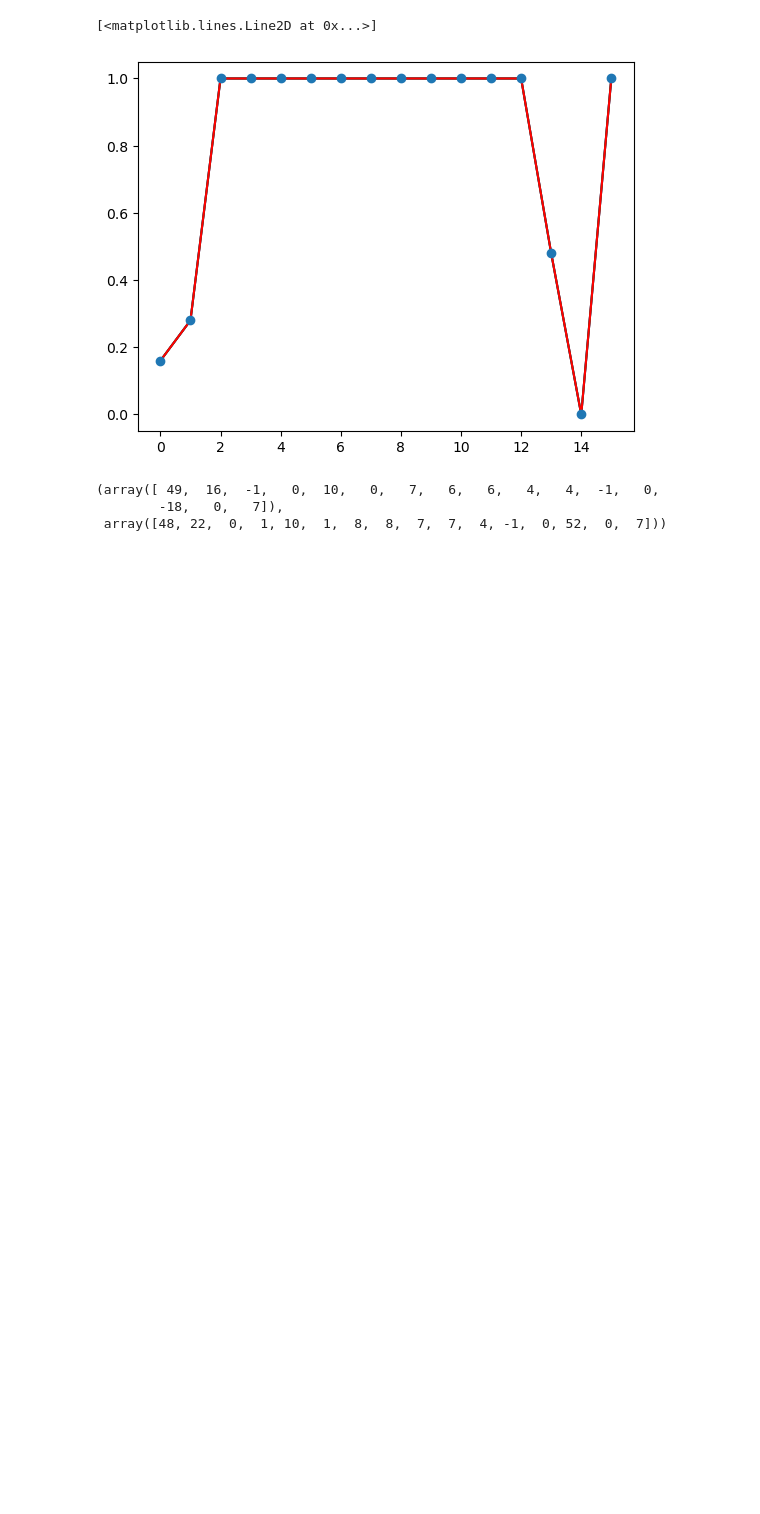
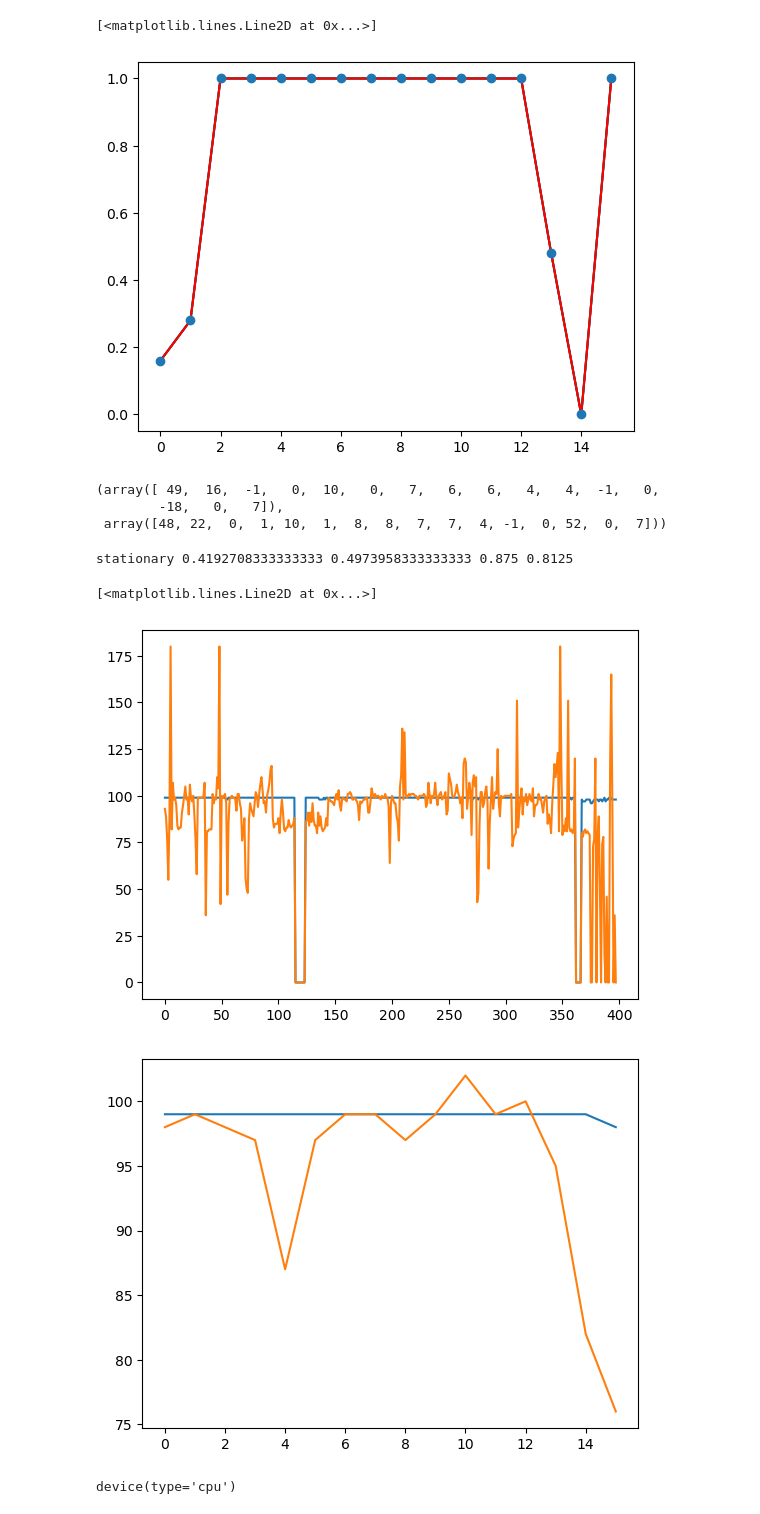
Before and after one commit to ssnani/Code, a Jupyter notebook: blk_doa.ipynb, the cells around one changed output. Drawn from its saved outputs; the diff is of its cells as text; code cells hidden in the pictures; blank space fills up the shorter version.

```diff
--- a/blk_doa.ipynb
+++ b/blk_doa.ipynb
@@ -329,3 +329,57 @@ np.array(tgt_blk_vals)-np.array(mvng_est_blk_vals), np.array(tgt_blk_vals)-np.ar
 (array([ 49,  16,  -1,   0,  10,   0,   7,   6,   6,   4,   4,  -1,   0,
         -18,   0,   7]),
  array([48, 22,  0,  1, 10,  1,  8,  8,  7,  7,  4, -1,  0, 52,  0,  7]))
+# %%
+#Rigorours doa analysis
+import torch
+import numpy as np
+batch_idx = 2
+
+dataset_condition = "reverb"
+dataset_dtype = "stationary"
+app_str = f'{batch_idx}'
+t60=1
+
+info =torch.load(f'../signals/tr_s_test_{dataset_dtype}_{dataset_condition}_{t60}doa_{app_str}.pt')
+
+(mix_f_doa, mix_f_vals, mix_sig_vad, mix_utt_doa, mix_utt_sum) = info['mix']
+(tgt_f_doa, tgt_f_vals, tgt_sig_vad, tgt_utt_doa, tgt_utt_sum) = info['tgt']
+(est_f_doa, est_f_vals, est_sig_vad, est_utt_doa, est_utt_sum) = info['est']
+
+mix_frm_Acc = get_acc(np.array(tgt_sig_vad), np.array(mix_f_doa), np.array(tgt_f_doa),tol = 5, vad_th=0.6)
+est_frm_Acc = get_acc(np.array(tgt_sig_vad), np.array(est_f_doa), np.array(tgt_f_doa),tol = 5, vad_th=0.6)
+
+
+blk_size = 25
+mix_blk_vals = block_doa(frm_val=mix_f_vals, block_size=blk_size)
+tgt_blk_vals = block_doa(frm_val=tgt_f_vals, block_size=blk_size)
+est_blk_vals = block_doa(frm_val=est_f_vals, block_size=blk_size)
+
+#lbl_blk_doa, lbl_blk_range = block_lbl_doa(lbl_doa, block_size=blk_size)
+tgt_blk_vad = blk_vad(tgt_sig_vad, blk_size)
+
+mix_Acc = get_acc(np.array(tgt_blk_vad), np.array(mix_blk_vals), np.array(tgt_blk_vals))
+est_Acc = get_acc(np.array(tgt_blk_vad), np.array(est_blk_vals), np.array(tgt_blk_vals))
+
+
+print(dataset_dtype, mix_frm_Acc, est_frm_Acc, mix_Acc, est_Acc)
+# %% [output]
+stationary 0.4192708333333333 0.4973958333333333 0.875 0.8125
+# %%
+plt.plot(tgt_f_doa)
+plt.plot(est_f_doa)
+
+plt.figure()
+plt.plot(tgt_blk_vals)
+plt.plot(est_blk_vals)
+# %% [output]
+[<matplotlib.lines.Line2D at 0x...>]
+[figure, added]
+[figure, added]
+# %%
+import torch
+
+x = torch.rand(2,2)
+x.device
+# %% [output]
+device(type='cpu')
```
Also changed, not shown: 11 other files.
